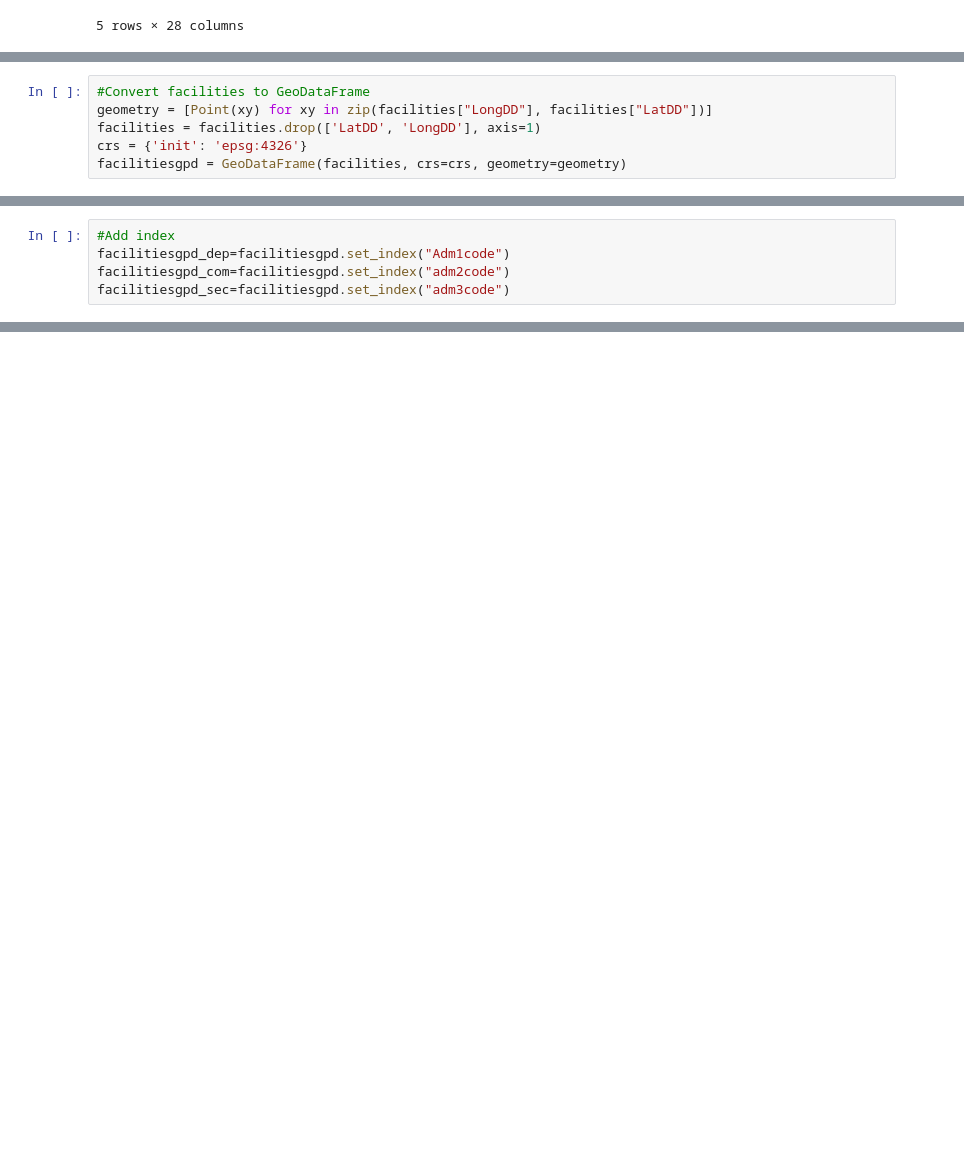
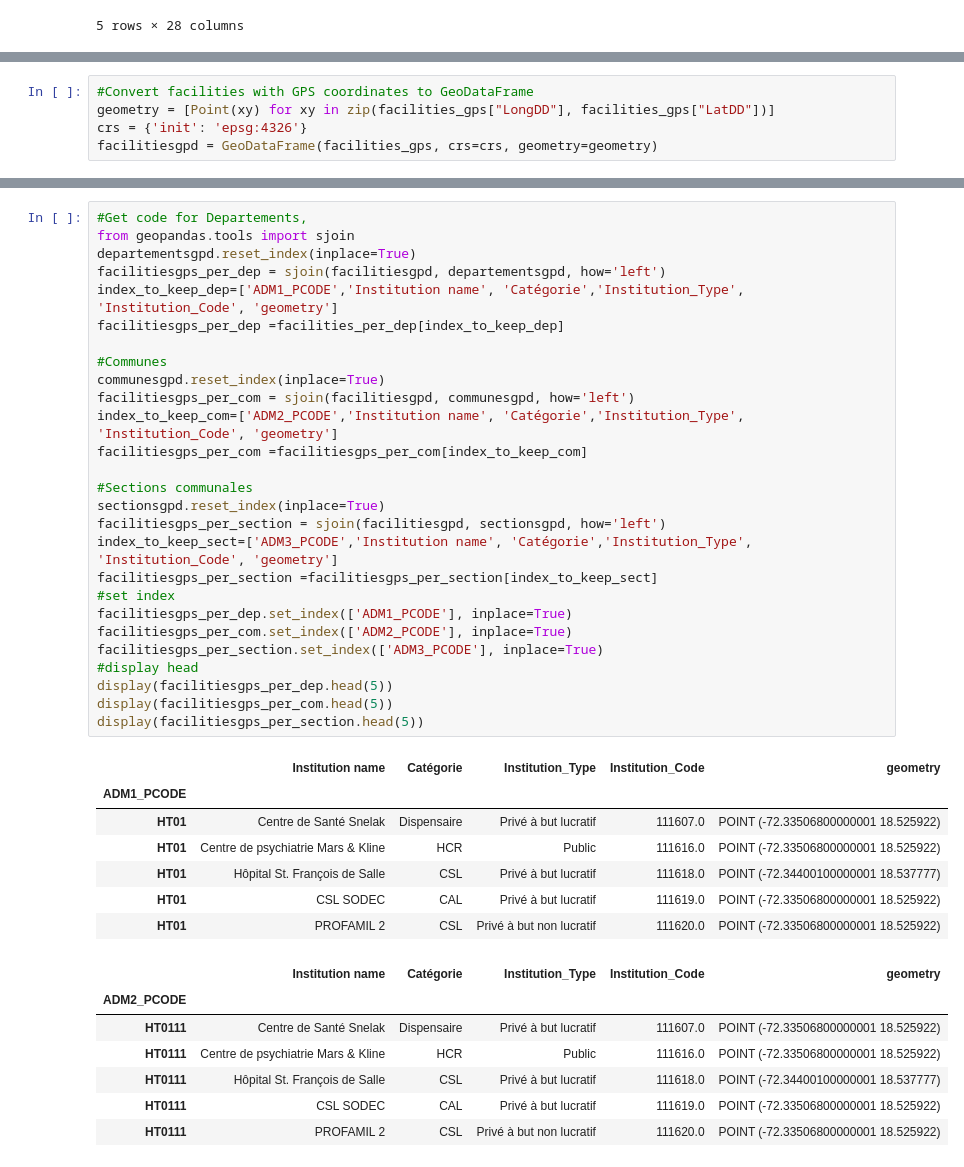
Before and after one commit to MarvelAmazon/covid19-vilnerability-map, a Jupyter notebook: connect_data.ipynb, the cells around one changed output, grey strips where cells are left out. Drawn from its saved outputs; the diff is of its cells as text; blank space fills up the shorter version.

Commit message:
merging population data with adm boundary and helth facilities

```diff
--- a/connect_data.ipynb
+++ b/connect_data.ipynb
@@ -103,6 +134,5 @@ facilities.head()
 # %%
-#Convert facilities to GeoDataFrame
-geometry = [Point(xy) for xy in zip(facilities["LongDD"], facilities["LatDD"])]
-facilities = facilities.drop(['LatDD', 'LongDD'], axis=1)
+#Convert facilities with GPS coordinates to GeoDataFrame
+geometry = [Point(xy) for xy in zip(facilities_gps["LongDD"], facilities_gps["LatDD"])]
 crs = {'init': 'epsg:4326'}
-facilitiesgpd = GeoDataFrame(facilities, crs=crs, geometry=geometry)
+facilitiesgpd = GeoDataFrame(facilities_gps, crs=crs, geometry=geometry)
@@ -121,5 +138,0 @@ facilitiesgpd.plot()
-# %%
-#Add index
-facilitiesgpd_dep=facilitiesgpd.set_index("Adm1code")
-facilitiesgpd_com=facilitiesgpd.set_index("adm2code")
-facilitiesgpd_sec=facilitiesgpd.set_index("adm3code")
@@ -137,0 +139,42 @@ facilitiesgpd.head
+# %%
+#Get code for Departements,
+from geopandas.tools import sjoin
+departementsgpd.reset_index(inplace=True)
+facilitiesgps_per_dep = sjoin(facilitiesgpd, departementsgpd, how='left')
+index_to_keep_dep=['ADM1_PCODE','Institution name', 'Catégorie','Institution_Type', 'Institution_Code', 'geometry']
+facilitiesgps_per_dep =facilities_per_dep[index_to_keep_dep]
+
+#Communes
+communesgpd.reset_index(inplace=True)
+facilitiesgps_per_com = sjoin(facilitiesgpd, communesgpd, how='left')
+index_to_keep_com=['ADM2_PCODE','Institution name', 'Catégorie','Institution_Type', 'Institution_Code', 'geometry']
+facilitiesgps_per_com =facilitiesgps_per_com[index_to_keep_com]
+
+#Sections communales
+sectionsgpd.reset_index(inplace=True)
+facilitiesgps_per_section = sjoin(facilitiesgpd, sectionsgpd, how='left')
+index_to_keep_sect=['ADM3_PCODE','Institution name', 'Catégorie','Institution_Type', 'Institution_Code', 'geometry']
+facilitiesgps_per_section =facilitiesgps_per_section[index_to_keep_sect]
+#set index
+facilitiesgps_per_dep.set_index(['ADM1_PCODE'], inplace=True)
+facilitiesgps_per_com.set_index(['ADM2_PCODE'], inplace=True)
+facilitiesgps_per_section.set_index(['ADM3_PCODE'], inplace=True)
+#display head
+display(facilitiesgps_per_dep.head(5))
+display(facilitiesgps_per_com.head(5))
+display(facilitiesgps_per_section.head(5))
+# %% [output]
+|  | Institution name | Catégorie | Institution_Type | Institution_Code | geometry |
+| ADM1_PCODE |  |  |  |  |  |
+| HT01 | Centre de Santé Snelak | Dispensaire | Privé à but lucratif | 111607.0 | POINT (-72.33506800000001 18.525922) |
+| HT01 | Centre de psychiatrie Mars & Kline | HCR | Public | 111616.0 | POINT (-72.33506800000001 18.525922) |
+| HT01 | Hôpital St. François de Salle | CSL | Privé à but lucratif | 111618.0 | POINT (-72.34400100000001 18.537777) |
+| HT01 | CSL SODEC | CAL | Privé à but lucratif | 111619.0 | POINT (-72.33506800000001 18.525922) |
+| HT01 | PROFAMIL 2 | CSL | Privé à but non lucratif | 111620.0 | POINT (-72.33506800000001 18.525922) |
+|  | Institution name | Catégorie | Institution_Type | Institution_Code | geometry |
+| ADM2_PCODE |  |  |  |  |  |
+| HT0111 | Centre de Santé Snelak | Dispensaire | Privé à but lucratif | 111607.0 | POINT (-72.33506800000001 18.525922) |
+| HT0111 | Centre de psychiatrie Mars & Kline | HCR | Public | 111616.0 | POINT (-72.33506800000001 18.525922) |
+| HT0111 | Hôpital St. François de Salle | CSL | Privé à but lucratif | 111618.0 | POINT (-72.34400100000001 18.537777) |
+| HT0111 | CSL SODEC | CAL | Privé à but lucratif | 111619.0 | POINT (-72.33506800000001 18.525922) |
+| HT0111 | PROFAMIL 2 | CSL | Privé à but non lucratif | 111620.0 | POINT (-72.33506800000001 18.525922) |
```
Also changed, not shown: parts of 17 cells of this notebook.
